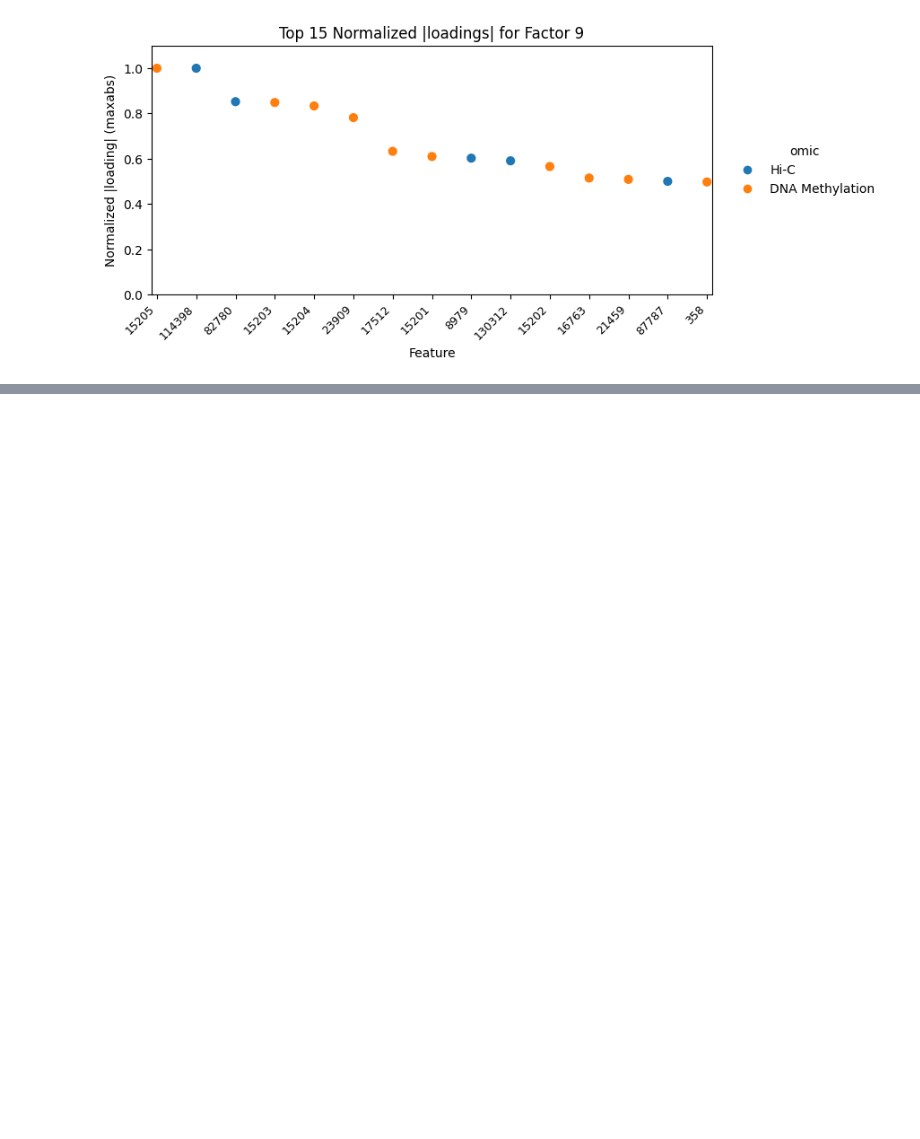
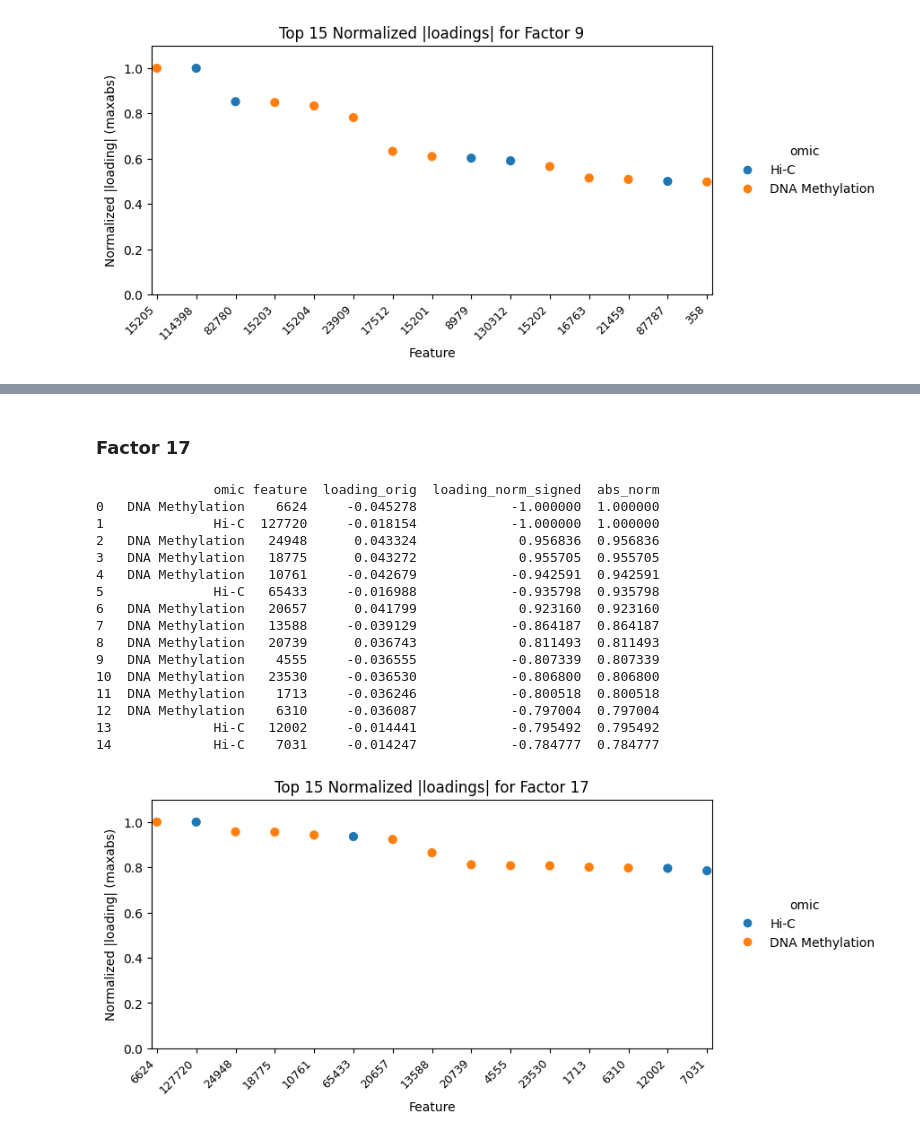
Before and after one commit to ay-lab/SpinMCIA, a Jupyter notebook: tutorials/SpinMCIA_lee_200kb_umap_and_downstream_analysis_tutorial.ipynb, the cells around one changed output, grey strips where cells are left out. Cells and saved outputs as stored; diff of their text form; code cells hidden in the pictures; blank space fills up the shorter version.

```diff
--- a/tutorials/SpinMCIA_lee_200kb_umap_and_downstream_analysis_tutorial.ipynb
+++ b/tutorials/SpinMCIA_lee_200kb_umap_and_downstream_analysis_tutorial.ipynb
@@ -1018,0 +1276,32 @@ plt.show()
+# %% [markdown]
+### Factor 17
+# %%
+fig, tbl_pc17 = dot_plot_top_loadings_pc_normalized(
+    hic_block_loadings,
+    dna_met_block_loadings,
+    pc="PC17",
+    top_k=15,
+    norm="maxabs",                 # or 'minmax_abs' / 'zscore_abs'
+    block_names=("Hi-C", "DNA Methylation"),
+    dpi=600,
+    #out_path="pc9_top_norm_dotplot.pdf",
+)
+print(tbl_pc17)
+# %% [output]
+               omic feature  loading_orig  loading_norm_signed  abs_norm
+0   DNA Methylation    6624     -0.045278            -1.000000  1.000000
+1              Hi-C  127720     -0.018154            -1.000000  1.000000
+2   DNA Methylation   24948      0.043324             0.956836  0.956836
+3   DNA Methylation   18775      0.043272             0.955705  0.955705
+4   DNA Methylation   10761     -0.042679            -0.942591  0.942591
+5              Hi-C   65433     -0.016988            -0.935798  0.935798
+6   DNA Methylation   20657      0.041799             0.923160  0.923160
+7   DNA Methylation   13588     -0.039129            -0.864187  0.864187
+8   DNA Methylation   20739      0.036743             0.811493  0.811493
+9   DNA Methylation    4555     -0.036555            -0.807339  0.807339
+10  DNA Methylation   23530     -0.036530            -0.806800  0.806800
+11  DNA Methylation    1713     -0.036246            -0.800518  0.800518
+12  DNA Methylation    6310     -0.036087            -0.797004  0.797004
+13             Hi-C   12002     -0.014441            -0.795492  0.795492
+14             Hi-C    7031     -0.014247            -0.784777  0.784777
+[figure, added]
```
Also changed, not shown: parts of 12 cells of this notebook, 5 other files.
